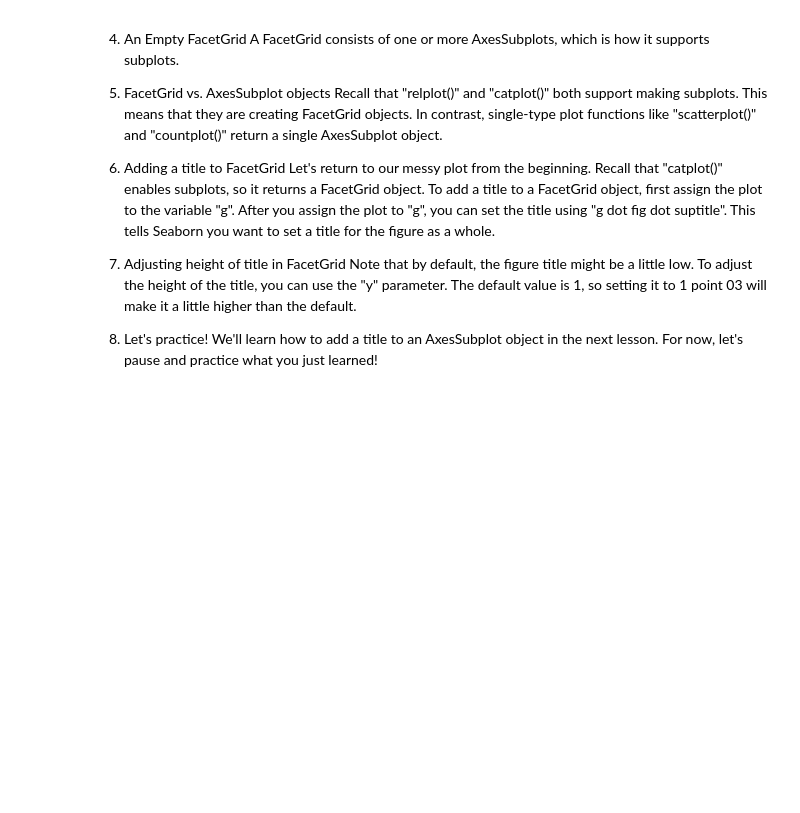
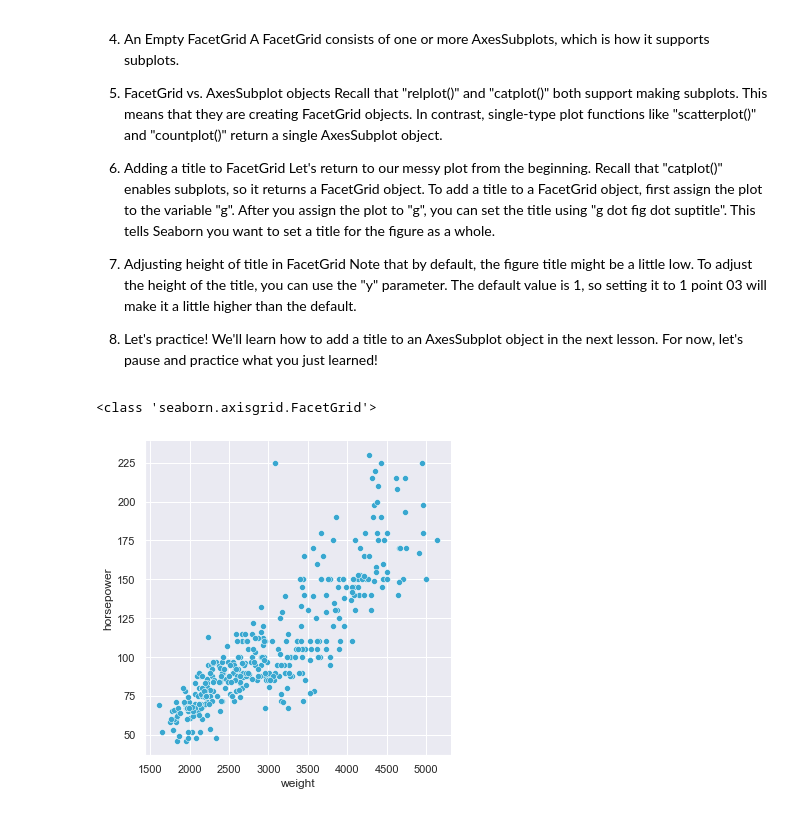
Before and after one commit to Seismic-Striker/Springboard_and_Datacamp, a Jupyter notebook: Section_13_introduction_to_Data_visualization_with_Seaborn/Chapter_4_Customizing_Seaborn_Plots.ipynb, the cells around one changed output. Drawn from its saved outputs; the diff is of its cells as text; code cells hidden in the pictures; blank space fills up the shorter version.

```diff
--- a/Section_13_introduction_to_Data_visualization_with_Seaborn/Chapter_4_Customizing_Seaborn_Plots.ipynb
+++ b/Section_13_introduction_to_Data_visualization_with_Seaborn/Chapter_4_Customizing_Seaborn_Plots.ipynb
@@ -179,4 +190,17 @@ Note that by default, the figure title might be a little low. To adjust the heig
 8. Let's practice!
 We'll learn how to add a title to an AxesSubplot object in the next lesson. For now, let's pause and practice what you just learned!
 # %%
-g -
+# Create scatter plot
+g = sns.relplot(x="weight",
+                y="horsepower",
+                data=mpg,
+                kind="scatter")
+
+# Identify plot type
+type_of_g = type(g)
+
+# Print type
+print(type_of_g)
+# %% [output]
+<class 'seaborn.axisgrid.FacetGrid'>
+[figure, added]
```
Also changed, not shown: parts of 17 cells of this notebook, 15 other files.
